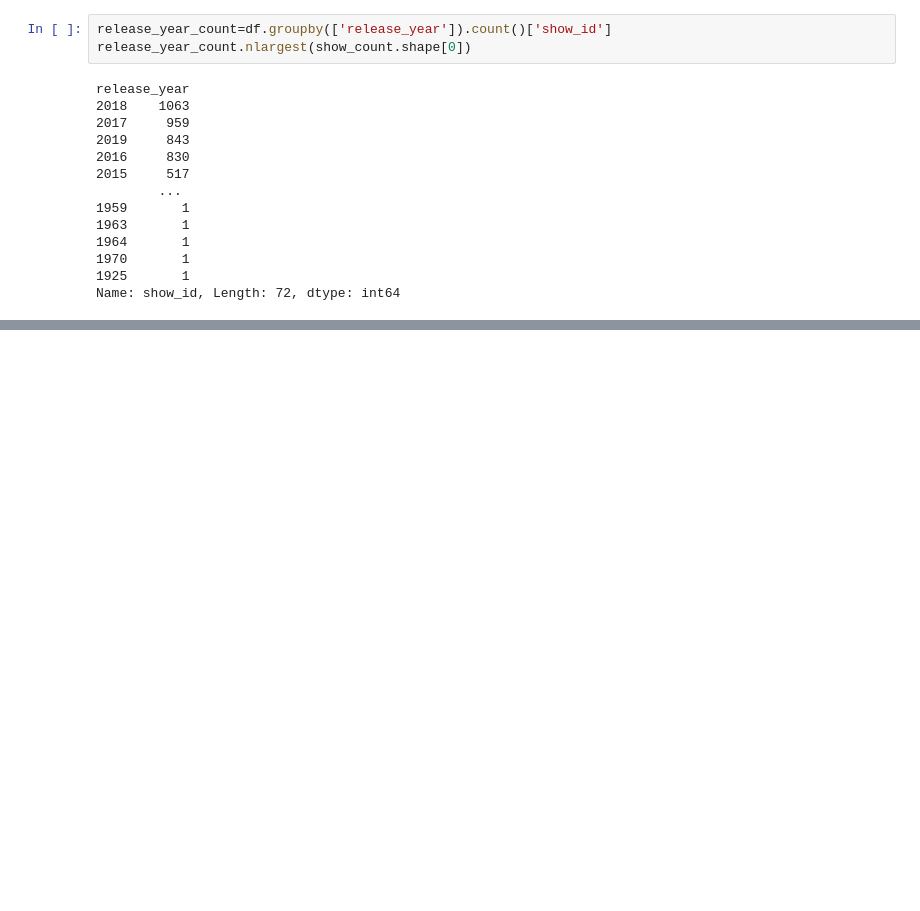
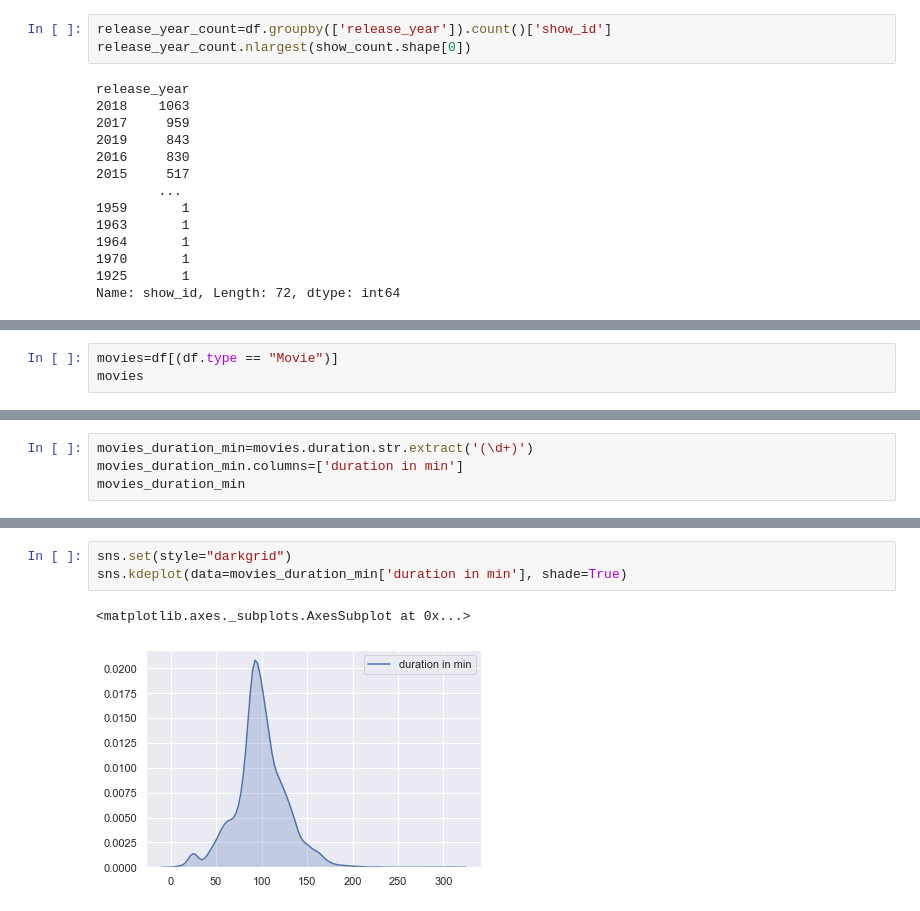
Before and after one commit to mdsohelmahmood/Netflix, a Jupyter notebook: Netflix.ipynb, the cells around one changed output, grey strips where cells are left out. Drawn from its saved outputs; the diff is of its cells as text; blank space fills up the shorter version.

```diff
--- a/Netflix.ipynb
+++ b/Netflix.ipynb
@@ -63,0 +120,3 @@ Name: show_id, Length: 72, dtype: int64
+# %%
+movies=df[(df.type == "Movie")]
+movies
@@ -63,0 +137,4 @@ Name: show_id, Length: 72, dtype: int64
+# %%
+movies_duration_min=movies.duration.str.extract('(\d+)')
+movies_duration_min.columns=['duration in min']
+movies_duration_min
@@ -63,0 +155,6 @@ Name: show_id, Length: 72, dtype: int64
+# %%
+sns.set(style="darkgrid")
+sns.kdeplot(data=movies_duration_min['duration in min'], shade=True)
+# %% [output]
+<matplotlib.axes._subplots.AxesSubplot at 0x...>
+[figure, added]
```
Also changed, not shown: parts of 8 cells of this notebook.
